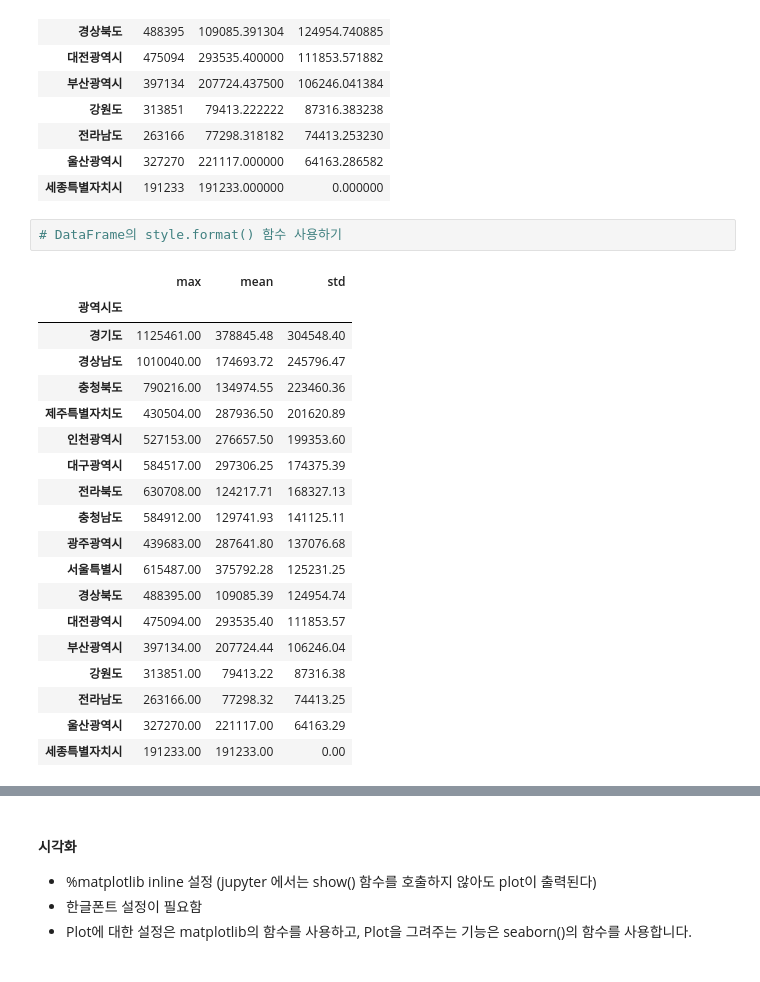
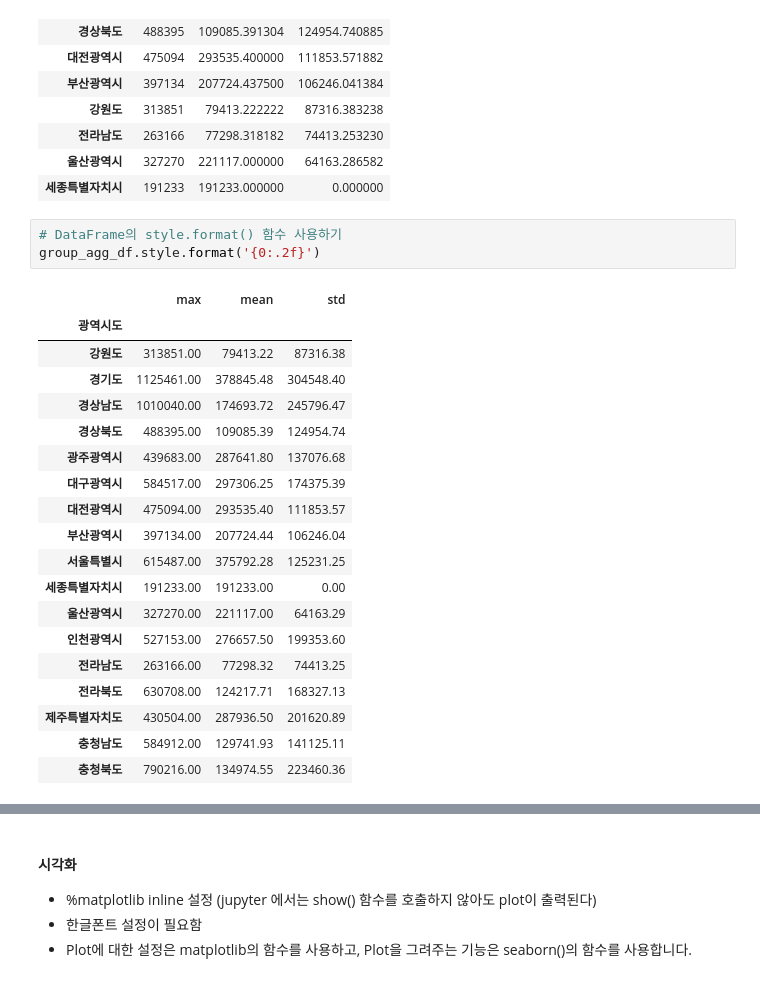
Before and after one commit to lycoris613/webscrapy, a Jupyter notebook: 03.행정구역정보_분석과시각화.ipynb, the cells around one changed output, grey strips where cells are left out. Cells and saved outputs as stored; diff of their text form.

```diff
--- a/03.행정구역정보_분석과시각화.ipynb
+++ b/03.행정구역정보_분석과시각화.ipynb
@@ -947,24 +947,25 @@ group_agg_df.sort_values(by='std', ascending=False)
 | 세종특별자치시 | 191233 | 191233.000000 | 0.000000 |
 # %%
 # DataFrame의 style.format() 함수 사용하기
+group_agg_df.style.format('{0:.2f}')
 # %% [output]
 |  | max | mean | std |
 | 광역시도 |  |  |  |
+| 강원도 | 313851.00 | 79413.22 | 87316.38 |
 | 경기도 | 1125461.00 | 378845.48 | 304548.40 |
 | 경상남도 | 1010040.00 | 174693.72 | 245796.47 |
-| 충청북도 | 790216.00 | 134974.55 | 223460.36 |
-| 제주특별자치도 | 430504.00 | 287936.50 | 201620.89 |
-| 인천광역시 | 527153.00 | 276657.50 | 199353.60 |
+| 경상북도 | 488395.00 | 109085.39 | 124954.74 |
+| 광주광역시 | 439683.00 | 287641.80 | 137076.68 |
 | 대구광역시 | 584517.00 | 297306.25 | 174375.39 |
-| 전라북도 | 630708.00 | 124217.71 | 168327.13 |
-| 충청남도 | 584912.00 | 129741.93 | 141125.11 |
-| 광주광역시 | 439683.00 | 287641.80 | 137076.68 |
-| 서울특별시 | 615487.00 | 375792.28 | 125231.25 |
-| 경상북도 | 488395.00 | 109085.39 | 124954.74 |
 | 대전광역시 | 475094.00 | 293535.40 | 111853.57 |
 | 부산광역시 | 397134.00 | 207724.44 | 106246.04 |
-| 강원도 | 313851.00 | 79413.22 | 87316.38 |
+| 서울특별시 | 615487.00 | 375792.28 | 125231.25 |
+| 세종특별자치시 | 191233.00 | 191233.00 | 0.00 |
+| 울산광역시 | 327270.00 | 221117.00 | 64163.29 |
+| 인천광역시 | 527153.00 | 276657.50 | 199353.60 |
 | 전라남도 | 263166.00 | 77298.32 | 74413.25 |
-| 울산광역시 | 327270.00 | 221117.00 | 64163.29 |
-| 세종특별자치시 | 191233.00 | 191233.00 | 0.00 |
+| 전라북도 | 630708.00 | 124217.71 | 168327.13 |
+| 제주특별자치도 | 430504.00 | 287936.50 | 201620.89 |
+| 충청남도 | 584912.00 | 129741.93 | 141125.11 |
+| 충청북도 | 790216.00 | 134974.55 | 223460.36 |
 # %%
```
Also changed, not shown: parts of 6 cells of this notebook, 1 other file.
